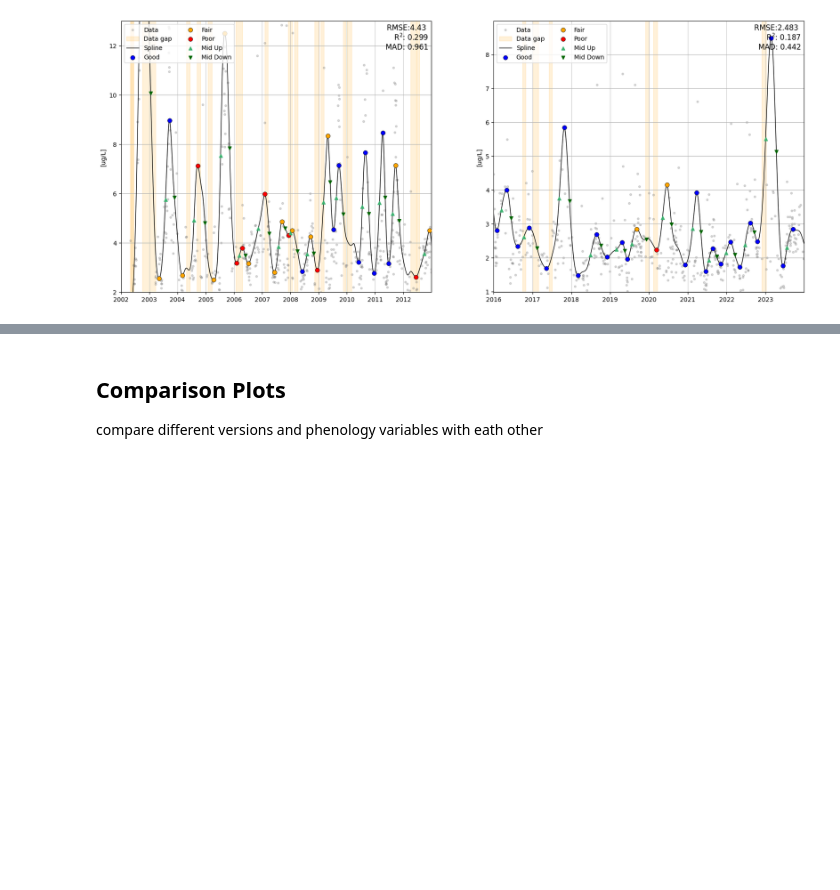
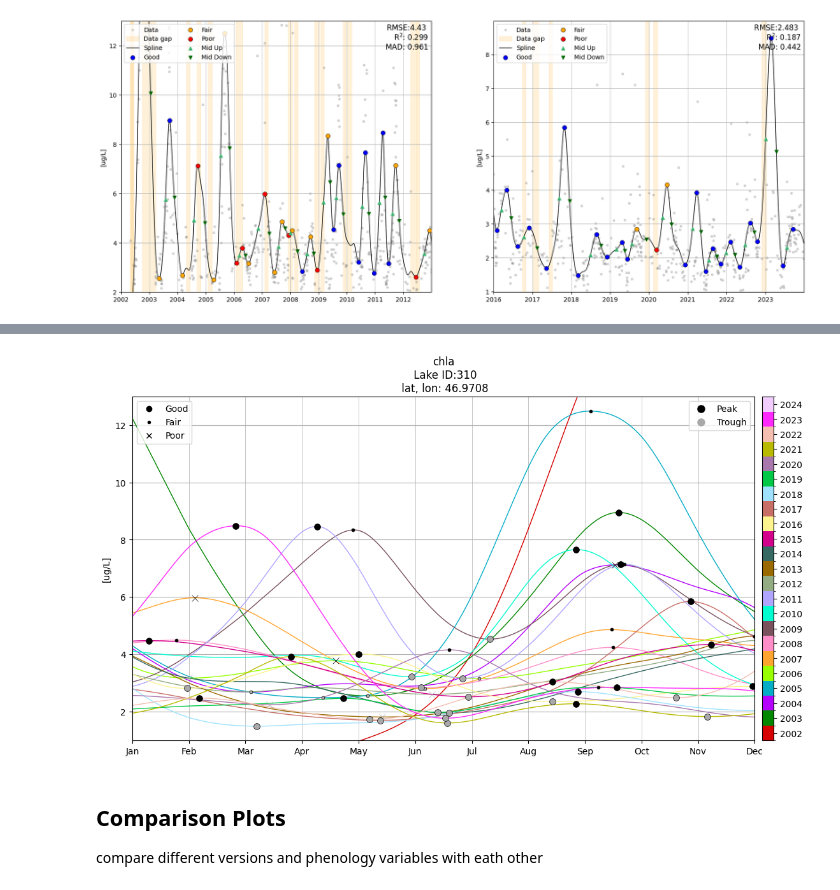
Before and after one commit to eawag-surface-waters-research/cci-cyano-production, a Jupyter notebook: notebooks/example_plotting.ipynb, the cells around one changed output, grey strips where cells are left out. Drawn from its saved outputs; the diff is of its cells as text; code cells hidden in the pictures; blank space fills up the shorter version.

Commit message:
added yearly_cubic_spline functionality

```diff
--- a/notebooks/example_plotting.ipynb
+++ b/notebooks/example_plotting.ipynb
@@ -114,3 +114,10 @@ chla_v3.single_years_plot(i, j, years = years, ncol = 5, nrow = 5, annotation =
+# %%
+# plot multiple years in the same plot
+fig, ax = plt.subplots(1,1, figsize = (15,7))
+
+chla_v3.yearly_cubic_spline(ax, i,j)
+# %% [output]
+[figure, added]
 # %% [markdown]
 ## Comparison Plots
 compare different versions and phenology variables with eath other
```
Also changed, not shown: parts of 2 cells of this notebook, 2 other files.
